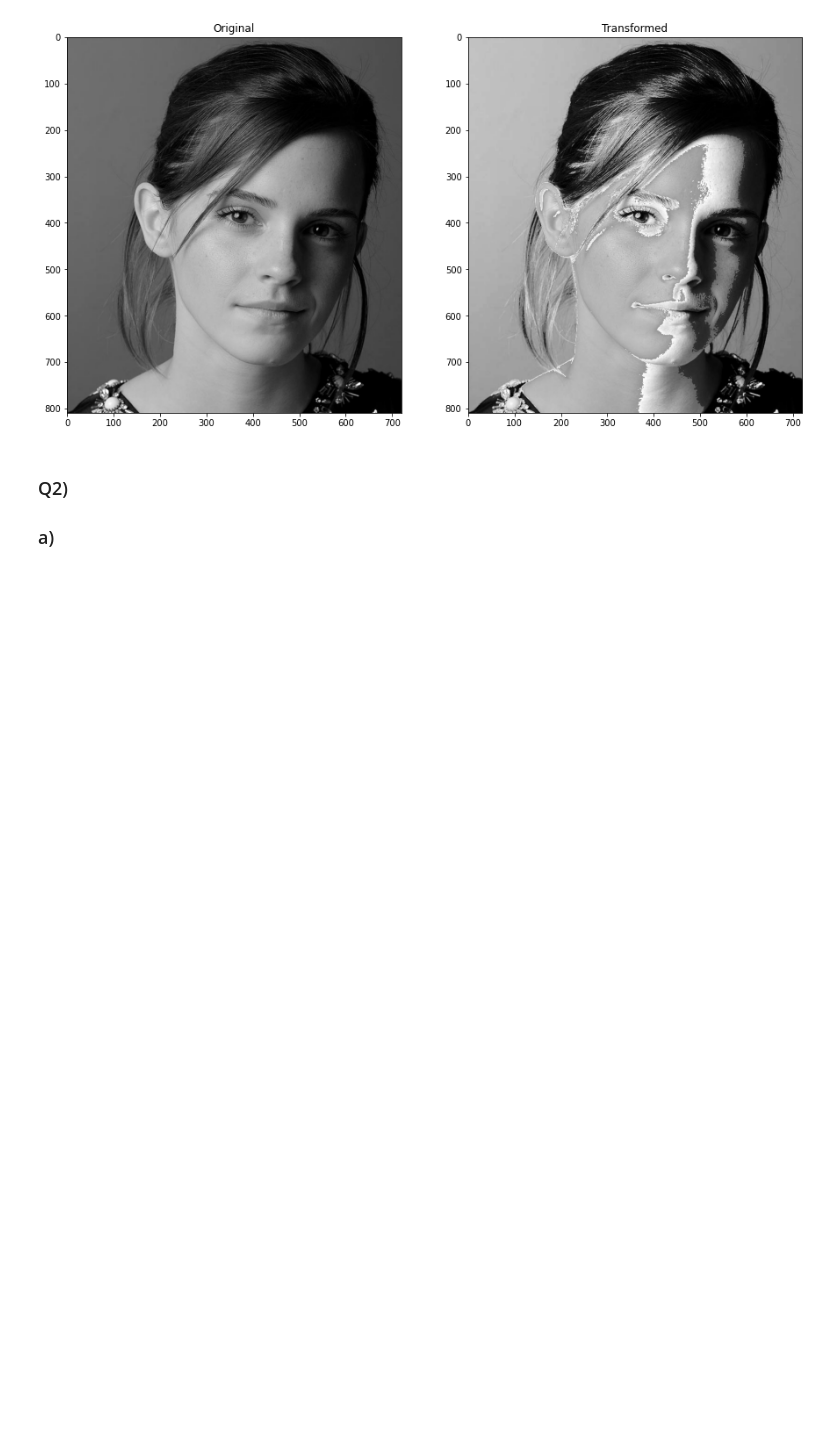
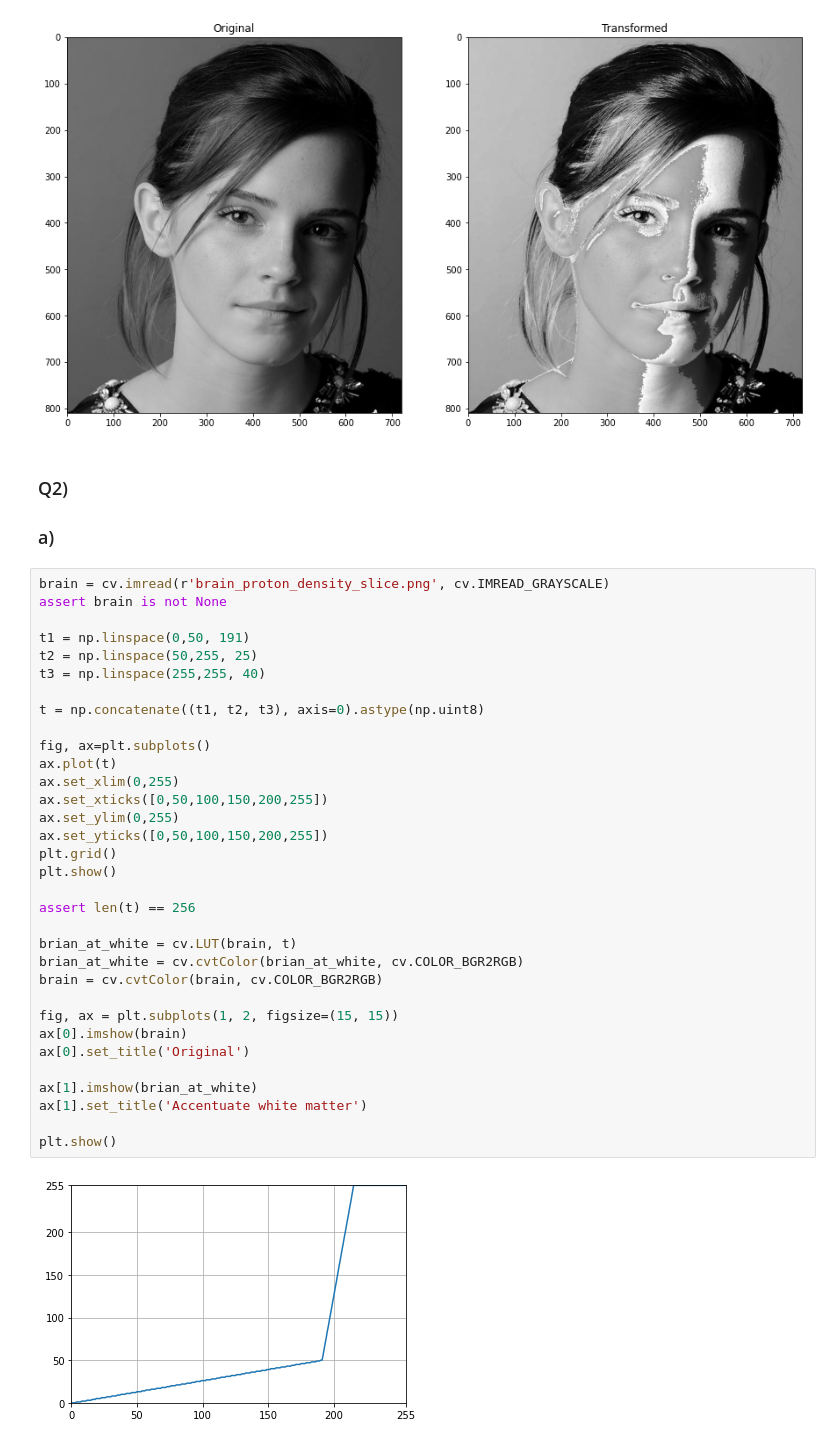
Before and after one commit to Krishnakanth-lab/EN2550_Assignment1, a Jupyter notebook: Krishnakanth_190323C_a01.ipynb, the cells around one changed output. Saved outputs shown, nothing was run; the diff lists cells and outputs as text; blank space fills up the shorter version.

```diff
--- a/Krishnakanth_190323C_a01.ipynb
+++ b/Krishnakanth_190323C_a01.ipynb
@@ -46,3 +46,38 @@ plt.show()
 # %% [markdown]
 ### Q2)
 ### a)
+# %%
+brain = cv.imread(r'brain_proton_density_slice.png', cv.IMREAD_GRAYSCALE)
+assert brain is not None
+
+t1 = np.linspace(0,50, 191)
+t2 = np.linspace(50,255, 25)
+t3 = np.linspace(255,255, 40)
+
+t = np.concatenate((t1, t2, t3), axis=0).astype(np.uint8)
+
+fig, ax=plt.subplots()
+ax.plot(t)
+ax.set_xlim(0,255)
+ax.set_xticks([0,50,100,150,200,255])
+ax.set_ylim(0,255)
+ax.set_yticks([0,50,100,150,200,255])
+plt.grid()
+plt.show()
+
+assert len(t) == 256
+
+brian_at_white = cv.LUT(brain, t)
+brian_at_white = cv.cvtColor(brian_at_white, cv.COLOR_BGR2RGB)
+brain = cv.cvtColor(brain, cv.COLOR_BGR2RGB)
+
+fig, ax = plt.subplots(1, 2, figsize=(15, 15))
+ax[0].imshow(brain)
+ax[0].set_title('Original')
+
+ax[1].imshow(brian_at_white)
+ax[1].set_title('Accentuate white matter')
+
+plt.show()
+# %% [output]
+[figure, added]
```
Also changed, not shown: parts of 2 cells of this notebook.
